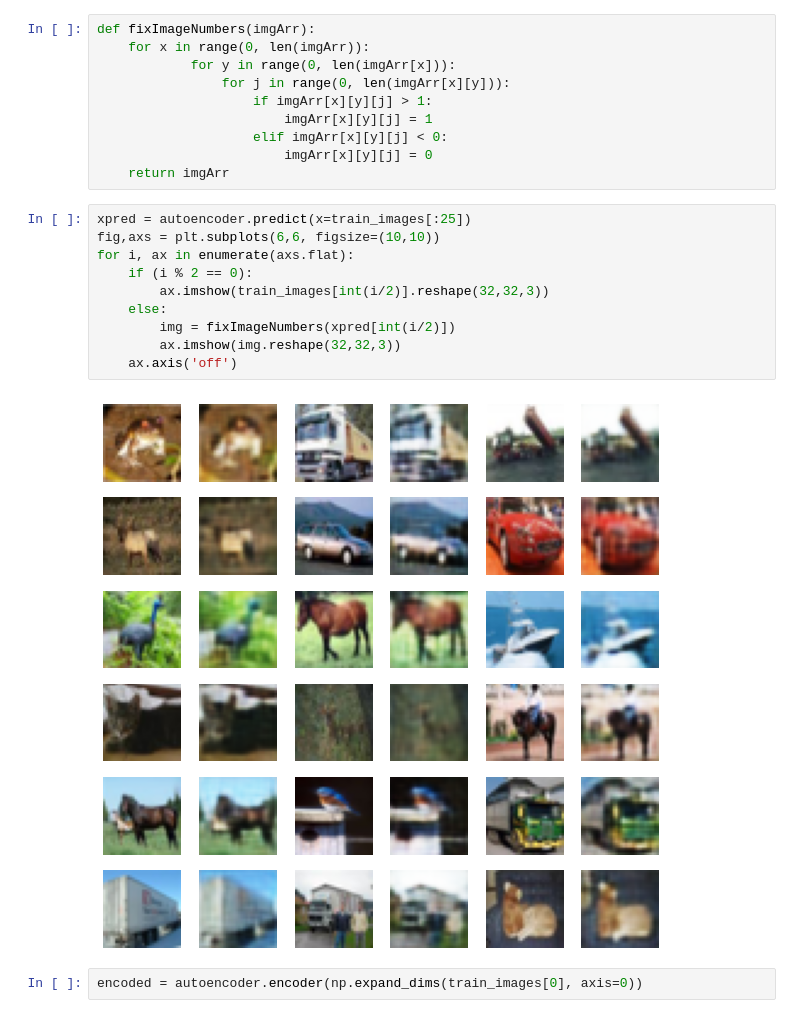
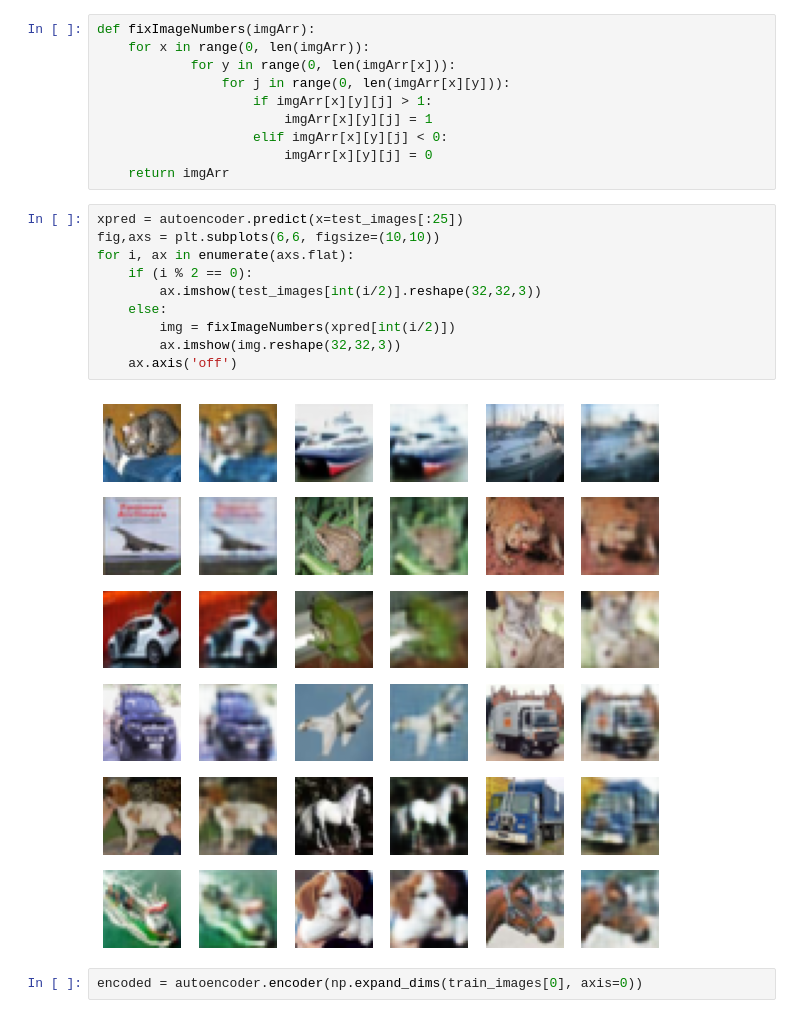
Before and after one commit to Kenn96/P6, a Jupyter notebook: convolutional_autoencoder.ipynb, the cells around one changed output. Cells and saved outputs as stored; diff of their text form.

Commit message:
fixed experiments evaluating on training set

```diff
--- a/convolutional_autoencoder.ipynb
+++ b/convolutional_autoencoder.ipynb
@@ -132,17 +132,17 @@ def fixImageNumbers(imgArr):
                         imgArr[x][y][j] = 0
     return imgArr
 # %%
-xpred = autoencoder.predict(x=train_images[:25])
+xpred = autoencoder.predict(x=test_images[:25])
 fig,axs = plt.subplots(6,6, figsize=(10,10))
 for i, ax in enumerate(axs.flat):
     if (i % 2 == 0):
-        ax.imshow(train_images[int(i/2)].reshape(32,32,3))
+        ax.imshow(test_images[int(i/2)].reshape(32,32,3))
     else:
         img = fixImageNumbers(xpred[int(i/2)])
         ax.imshow(img.reshape(32,32,3))
     ax.axis('off')
 # %% [output]
-[figure, old version]
+[figure, new version]
 # %%
 encoded = autoencoder.encoder(np.expand_dims(train_images[0], axis=0))
 # %%
```
Also changed, not shown: parts of 2 cells of this notebook, 2 other files.
